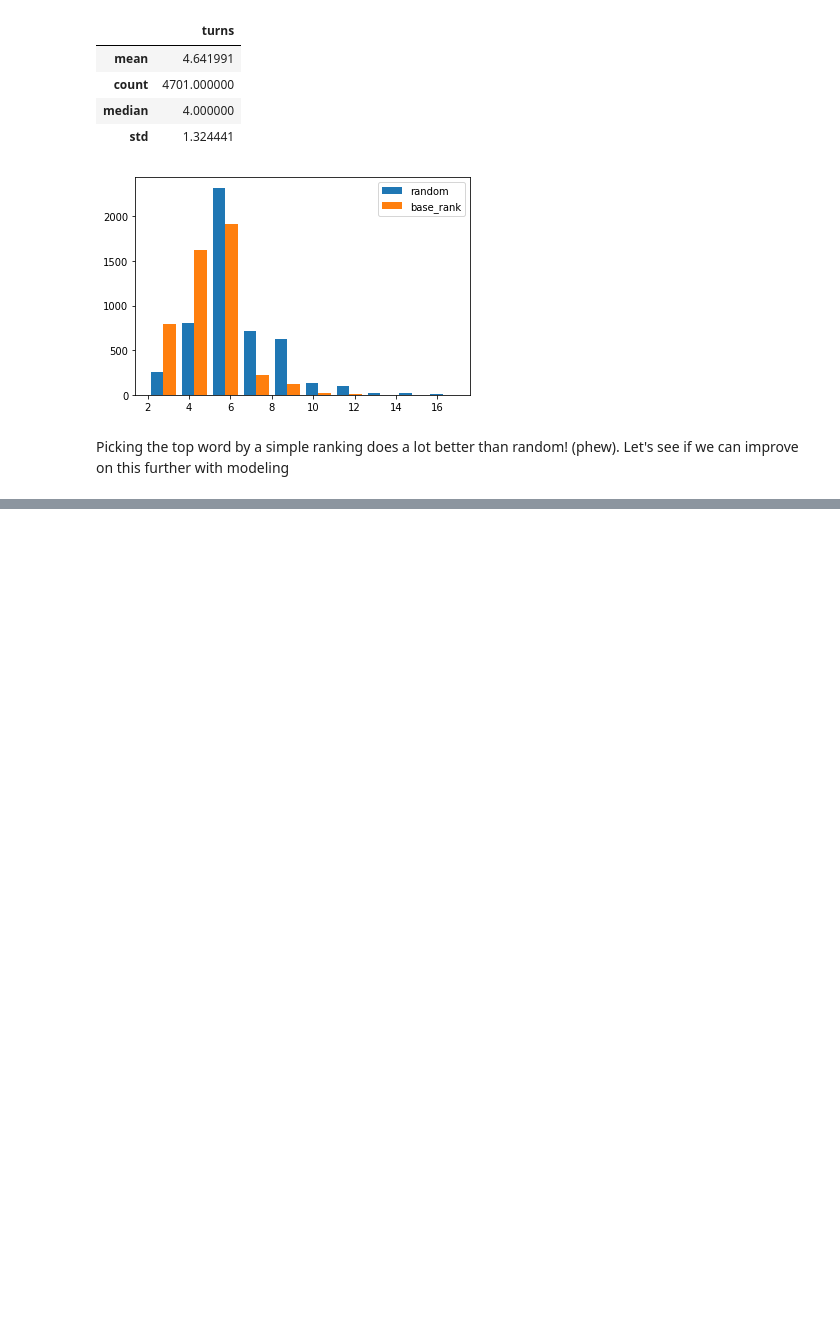
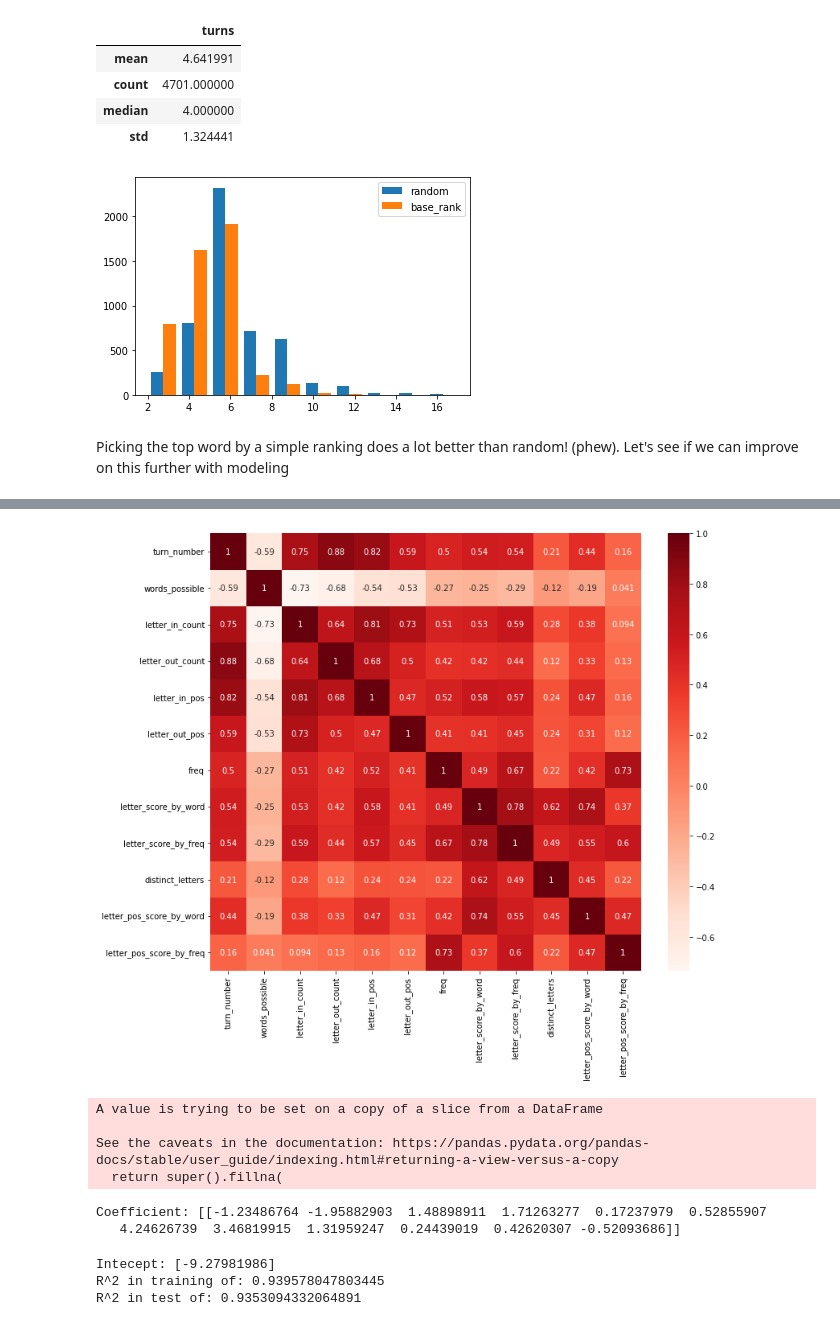
Before and after one commit to jkatzur/wordle-solver, a Jupyter notebook: Analyzing-Wordle-Simulations.ipynb, the cells around one changed output, grey strips where cells are left out. Saved outputs shown, nothing was run; the diff lists cells and outputs as text; code cells hidden in the pictures; blank space fills up the shorter version.

Commit message:
Added many simulations. Better documentation.

```diff
--- a/Analyzing-Wordle-Simulations.ipynb
+++ b/Analyzing-Wordle-Simulations.ipynb
@@ -134,0 +137,2 @@ Picking the top word by a simple ranking does a lot better than random! (phew).
+# %%
+df_turn = pandas.read_csv('./simulations/turnlog_same_final_word.csv')
@@ -134,0 +155,3 @@ Picking the top word by a simple ranking does a lot better than random! (phew).
+# %%
+# Seeing what percent each guess reduced number of possible words
+df_turn['word_ratio'] = (df_turn['words_possible'].shift(-1) / df_turn['words_possible']).apply(lambda l: l if l < 1 else None)
@@ -134,0 +203,9 @@ Picking the top word by a simple ranking does a lot better than random! (phew).
+# %%
+# Add pandas column for target of correct guess
+df_turn['last_guess'] = df_turn['response'] == '+++++'
+# %%
+# Convert game info we have into quantifiable features that can be used in a model
+df_turn['letter_in_count'] = (df_turn['letters_in'].apply(len)/5).apply(np.floor)
+df_turn['letter_out_count'] = (df_turn['letters_out'].apply(len)/5).apply(np.floor)
+df_turn['letter_in_pos'] = (df_turn['pos_yes'].str.count('\'')/2).apply(np.floor)
+df_turn['letter_out_pos'] = (df_turn['pos_no'].str.count('\'')/2).apply(np.floor)
@@ -134,0 +222,11 @@ Picking the top word by a simple ranking does a lot better than random! (phew).
+# %%
+# Let's see how correlated all these values are
+pyplot.figure(figsize=(12,10))
+cor = df_turn[['turn_number', 'words_possible', 'letter_in_count', 'letter_out_count', 'letter_in_pos', \
+               'letter_out_pos', 'freq', 'letter_score_by_word', 'letter_score_by_freq', 'distinct_letters',\
+               'letter_pos_score_by_word', 'letter_pos_score_by_freq'\
+              ]].corr()
+sns.heatmap(cor, annot=True, cmap=pyplot.cm.Reds)
+pyplot.show()
+# %% [output]
+[figure, added]
@@ -134,0 +239,7 @@ Picking the top word by a simple ranking does a lot better than random! (phew).
+# %%
+features.fillna(0,inplace=True)
+# %% [output]
+A value is trying to be set on a copy of a slice from a DataFrame
+
+See the caveats in the documentation: https://pandas.pydata.org/pandas-docs/stable/user_guide/indexing.html#returning-a-view-versus-a-copy
+  return super().fillna(
@@ -134,0 +249,21 @@ Picking the top word by a simple ranking does a lot better than random! (phew).
+# %%
+from sklearn import linear_model, preprocessing
+reg = linear_model.LogisticRegression()
+
+min_max_scaler = preprocessing.MinMaxScaler()
+feature_train_minmax = min_max_scaler.fit_transform(feature_train)
+
+reg.fit (feature_train_minmax, target_train)
+print(f"Coefficient: {(reg.coef_)}")
+# %% [output]
+Coefficient: [[-1.23486764 -1.95882903  1.48898911  1.71263277  0.17237979  0.52855907
+   4.24626739  3.46819915  1.31959247  0.24439019  0.42620307 -0.52093686]]
+# %%
+print(f"Intecept: {reg.intercept_}")
+feature_test_minmax = min_max_scaler.fit_transform(feature_test)
+print(f"R^2 in training of: {reg.score(feature_train_minmax,target_train)}")
+print(f"R^2 in test of: {reg.score(feature_test_minmax,target_test)}")
+# %% [output]
+Intecept: [-9.27981986]
+R^2 in training of: 0.939578047803445
+R^2 in test of: 0.9353094332064891
```
Also changed, not shown: parts of 15 cells of this notebook, 20 other files.
